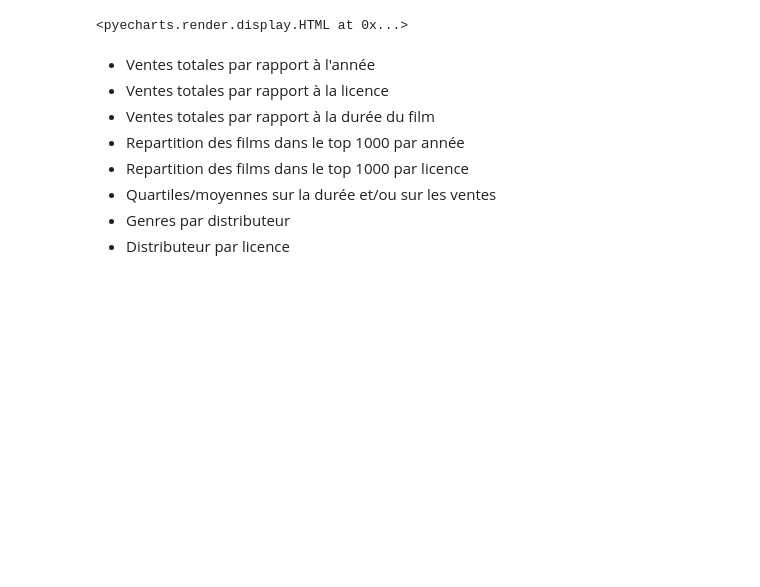
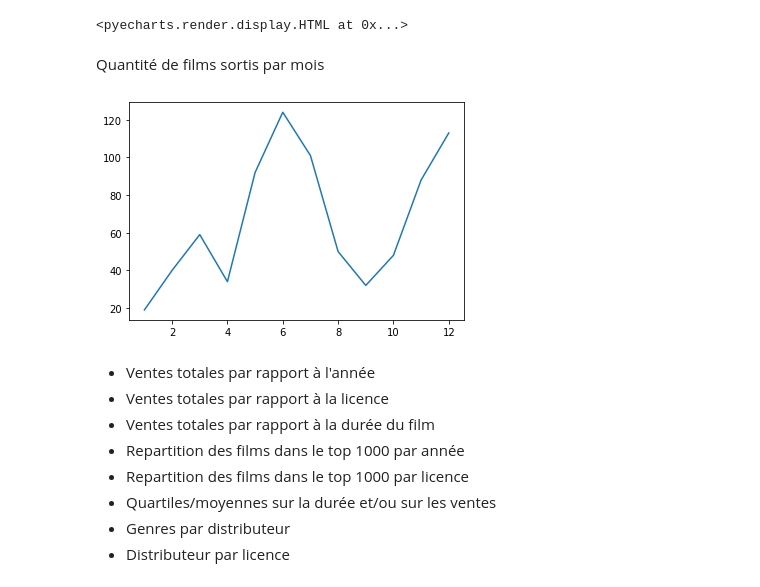
Before and after one commit to dalexmuro/Sujet04-Movies, a Jupyter notebook: analyse.ipynb, the cells around one changed output. Drawn from its saved outputs; the diff is of its cells as text; code cells hidden in the pictures; blank space fills up the shorter version.

Commit message:
feat: Quantité de films sortis par mois

```diff
--- a/analyse.ipynb
+++ b/analyse.ipynb
@@ -206,6 +206,13 @@ rosechart.set_series_opts(label_opts=opts.LabelOpts(is_show=True, position="insi
 rosechart.render_notebook()
 # %% [output]
 <pyecharts.render.display.HTML at 0x...>
+# %% [markdown]
+Quantité de films sortis par mois
+# %%
+groupedByMonth = df_movies.groupby(df_movies["Release Date"].dt.month).size()
+plt.plot(groupedByMonth.index, groupedByMonth.values);
+# %% [output]
+[figure, added]
 # %% [markdown]
 - Ventes totales par rapport à l'année
 - Ventes totales par rapport à la licence
```
